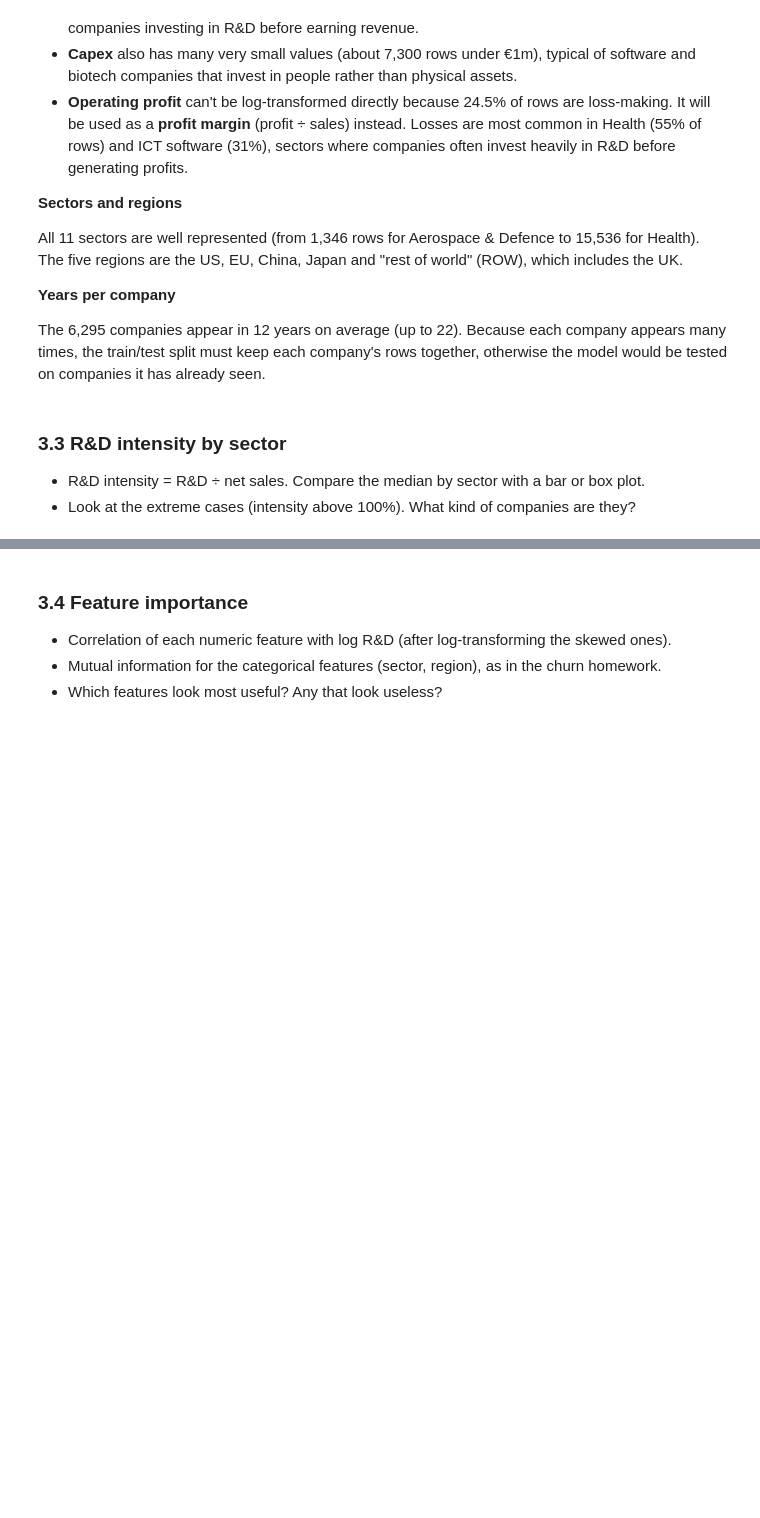
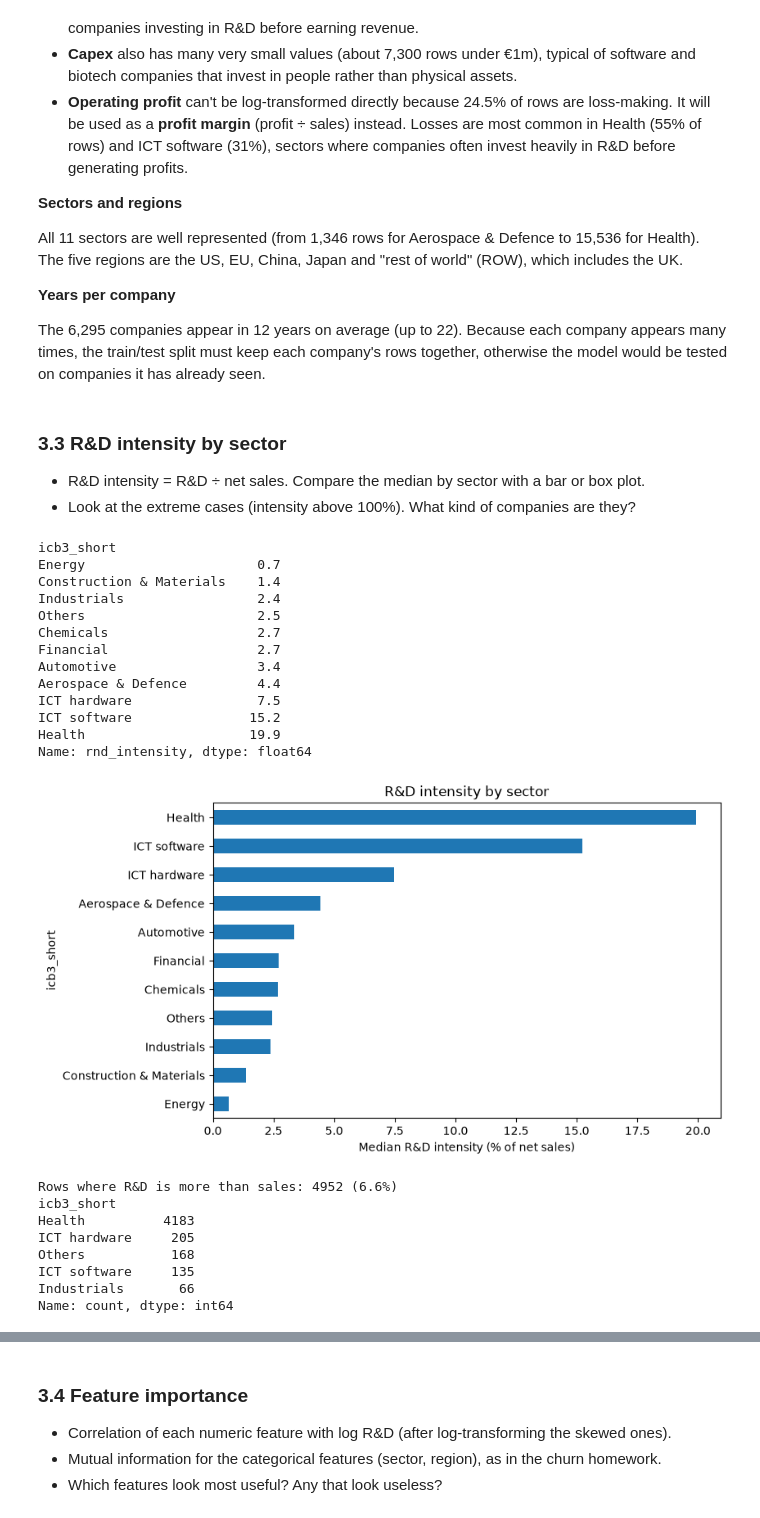
Before and after one commit to song2siren/ml-zoomcamp-rd-spend-benchmark, a Jupyter notebook: notebook.ipynb, the cells around one changed output, grey strips where cells are left out. Drawn from its saved outputs; the diff is of its cells as text; code cells hidden in the pictures; blank space fills up the shorter version.

```diff
--- a/notebook.ipynb
+++ b/notebook.ipynb
@@ -231,3 +238,44 @@ The 6,295 companies appear in 12 years on average (up to 22). Because each compa
 ### 3.3 R&D intensity by sector
 - R&D intensity = R&D ÷ net sales. Compare the median by sector with a bar or box plot.
 - Look at the extreme cases (intensity above 100%). What kind of companies are they?
+# %%
+# R&D intensity = R&D as a % of net sales (for analysis only, never a model feature)
+eda = df_clean[df_clean['netsales_24'] > 0].copy()
+eda['rnd_intensity'] = eda['rnd_24'] / eda['netsales_24'] * 100
+
+# Median intensity per sector, as a table and a bar chart
+by_sector = eda.groupby('icb3_short')['rnd_intensity'].median().sort_values()
+print(by_sector)
+
+by_sector.plot(kind='barh', figsize=(8, 5))
+plt.xlabel('Median R&D intensity (% of net sales)')
+plt.title('R&D intensity by sector')
+plt.show()
+
+# Companies spending more on R&D than their total sales
+high = eda[eda['rnd_intensity'] > 100]
+print('\nRows where R&D is more than sales:', len(high), f'({len(high) / len(eda):.1%})')
+print(high['icb3_short'].value_counts().head(5))
+# %% [output]
+icb3_short
+Energy                      0.7
+Construction & Materials    1.4
+Industrials                 2.4
+Others                      2.5
+Chemicals                   2.7
+Financial                   2.7
+Automotive                  3.4
+Aerospace & Defence         4.4
+ICT hardware                7.5
+ICT software               15.2
+Health                     19.9
+Name: rnd_intensity, dtype: float64
+[figure, added]
+Rows where R&D is more than sales: 4952 (6.6%)
+icb3_short
+Health          4183
+ICT hardware     205
+Others           168
+ICT software     135
+Industrials       66
+Name: count, dtype: int64
```
Also changed, not shown: parts of 9 cells of this notebook, 1 other file.
